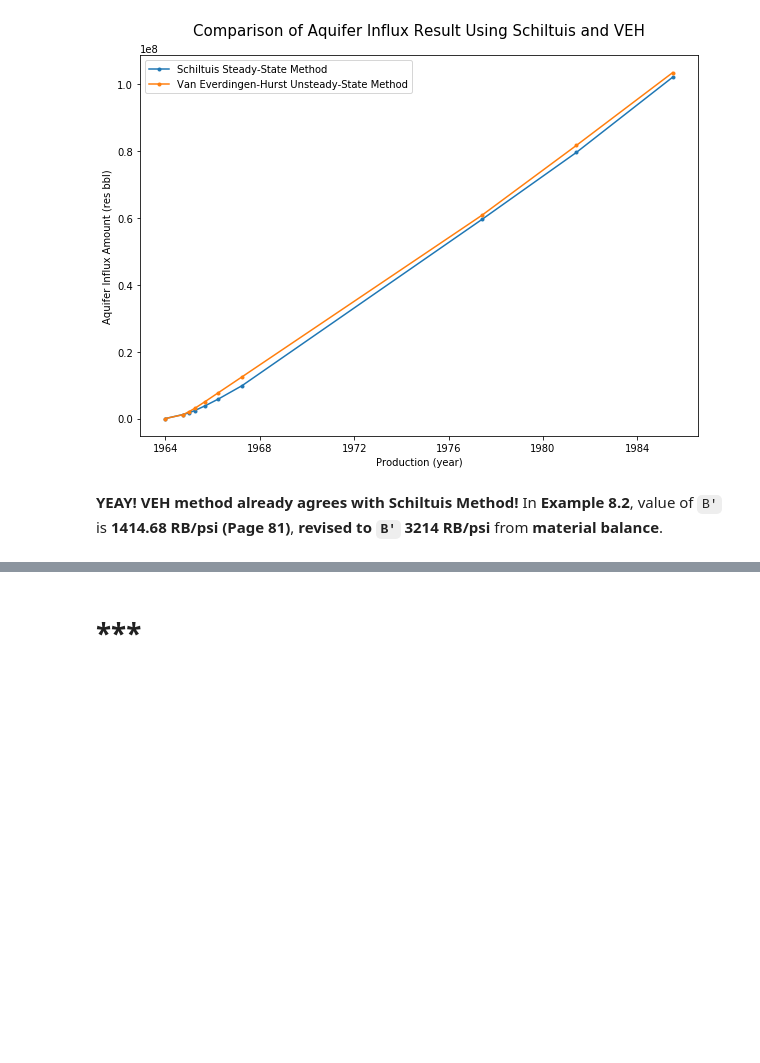
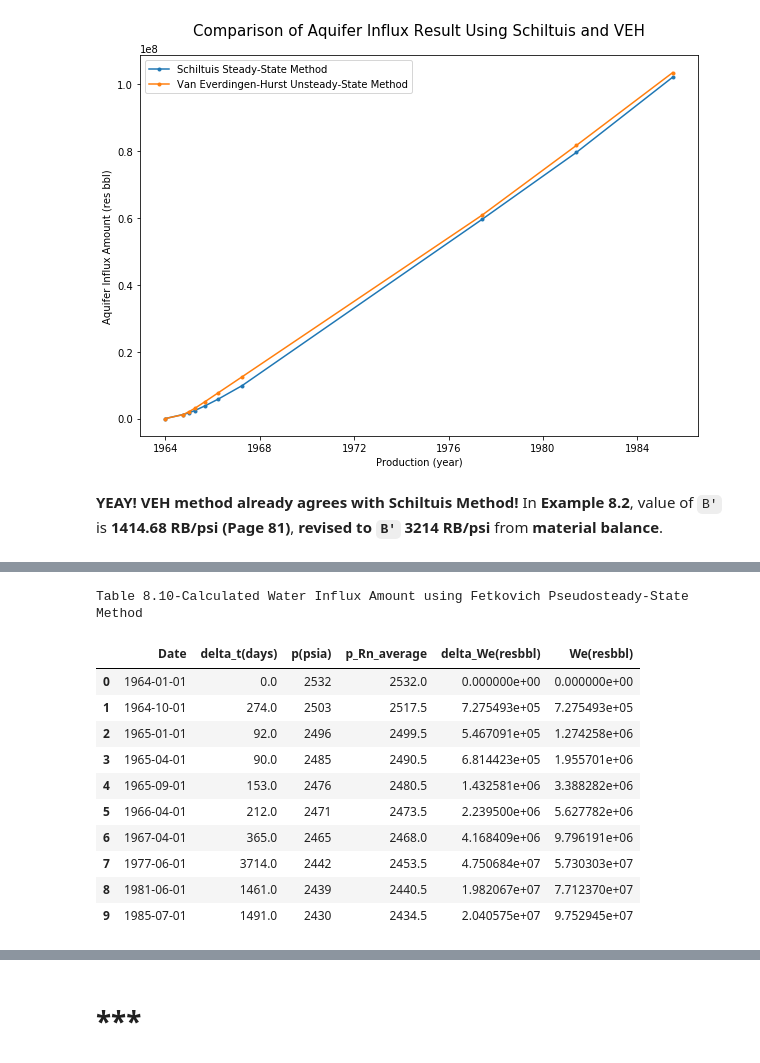
Before and after one commit to yohanesnuwara/reservoir-engineering, a Jupyter notebook: Unit 8 Aquifer Influx/notebook/8_examples.ipynb, the cells around one changed output, grey strips where cells are left out. Saved outputs shown, nothing was run; the diff lists cells and outputs as text; code cells hidden in the pictures; blank space fills up the shorter version.

```diff
--- a/Unit 8 Aquifer Influx/notebook/8_examples.ipynb
+++ b/Unit 8 Aquifer Influx/notebook/8_examples.ipynb
@@ -645,0 +741,71 @@ print(We_arr_revised)
+# %%
+# load data and review datetime format
+data4 = pd.read_csv('/content/reservoir-engineering/Unit 8 Aquifer Influx/data/Table 8.3-Production Data Moonie Field Example 8.2.csv')
+data4
+
+"Converting to Panda datetime"
+
+# time data in format: 01 January 1964
+
+data4['t'] =  pd.to_datetime(data4['t'], format='%d %B %Y') # format check web: https://strftime.org/
+data4 # already converted to YYYY-MM-DD
+
+"Subtracting datetimes to get time differences (how many days) IN INTEGER"
+
+diff = [j-i for i, j in zip(data4.t[:-1], data4.t[1:])]
+diff = np.array(diff)
+
+# convert datetime format to integer
+diffr_arr = []
+for k in range(len(diff)):
+  diffr = diff[k] / np.timedelta64(1,'D')
+  diffr_arr.append(float(diffr))
+
+# append 0 to the first index of numpy
+diffr_arr = np.append([0], diffr_arr) # now diff has same dimension with time data (a)
+delta_time = diffr_arr
+
+"calculate p_Rn_average (Equation 8.29)"
+
+p_Rn_average = 0.5 * np.array([j+i for i, j in zip(data4.p[:-1], data4.p[1:])])
+p_Rn_average = np.append([pi], p_Rn_average)
+
+"calculate delta_Wen (Equation 8.30)"
+
+# p_min = pi * (1 - ())
+
+pn_min_prn = np.abs(np.array([j-i for i, j in zip(data4.p[:-1], p_Rn_average[1:])]))
+pn_min_prn = np.append([0], pn_min_prn)
+
+"Looping to calculate We"
+We = 0 # We at initial production date (NOTE: different from Wei, initial encroachable water)
+delta_We_arr = []
+We_fetkovich = []
+pn_arr = []
+
+for i in range(len(data4.t)):
+  pn_min_one = pi * (1 - (We / Wei))
+  pn_min_prn = pn_min_one - p_Rn_average[i]
+  delta_We = (Wei / pi) * pn_min_prn * (1 - np.exp(-(J * pi * delta_time[i]) / (Wei)))
+  We = We + delta_We
+  delta_We_arr.append(float(delta_We))
+  We_fetkovich.append(float(We))
+  pn_arr.append(float(pn_min_one))
+
+"Table 8.10"
+fetkovich = pd.DataFrame({"Date": data4.t, "delta_t(days)": delta_time, "p(psia)": data4.p, "p_Rn_average": p_Rn_average, "delta_We(resbbl)": delta_We_arr, "We(resbbl)": We_fetkovich})
+print("Table 8.10-Calculated Water Influx Amount using Fetkovich Pseudosteady-State Method")
+fetkovich
+# %% [output]
+Table 8.10-Calculated Water Influx Amount using Fetkovich Pseudosteady-State Method
+|  | Date | delta_t(days) | p(psia) | p_Rn_average | delta_We(resbbl) | We(resbbl) |
+| 0 | 1964-01-01 | 0.0 | 2532 | 2532.0 | 0.000000e+00 | 0.000000e+00 |
+| 1 | 1964-10-01 | 274.0 | 2503 | 2517.5 | 7.275493e+05 | 7.275493e+05 |
+| 2 | 1965-01-01 | 92.0 | 2496 | 2499.5 | 5.467091e+05 | 1.274258e+06 |
+| 3 | 1965-04-01 | 90.0 | 2485 | 2490.5 | 6.814423e+05 | 1.955701e+06 |
+| 4 | 1965-09-01 | 153.0 | 2476 | 2480.5 | 1.432581e+06 | 3.388282e+06 |
+| 5 | 1966-04-01 | 212.0 | 2471 | 2473.5 | 2.239500e+06 | 5.627782e+06 |
+| 6 | 1967-04-01 | 365.0 | 2465 | 2468.0 | 4.168409e+06 | 9.796191e+06 |
+| 7 | 1977-06-01 | 3714.0 | 2442 | 2453.5 | 4.750684e+07 | 5.730303e+07 |
+| 8 | 1981-06-01 | 1461.0 | 2439 | 2440.5 | 1.982067e+07 | 7.712370e+07 |
+| 9 | 1985-07-01 | 1491.0 | 2430 | 2434.5 | 2.040575e+07 | 9.752945e+07 |
```
Also changed, not shown: parts of 21 cells of this notebook.
